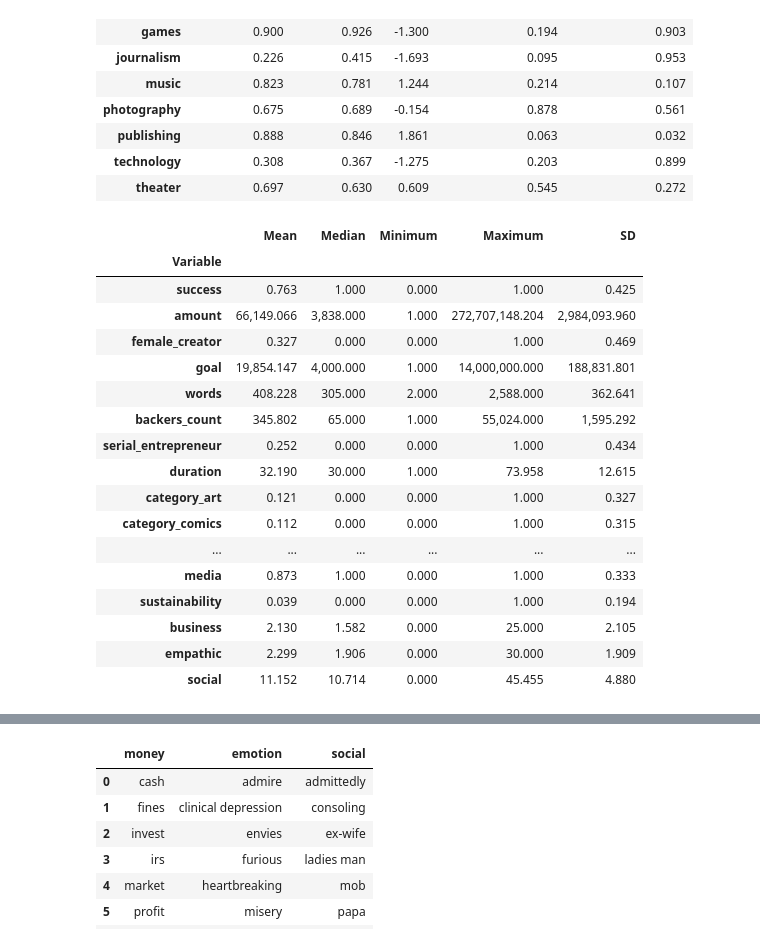
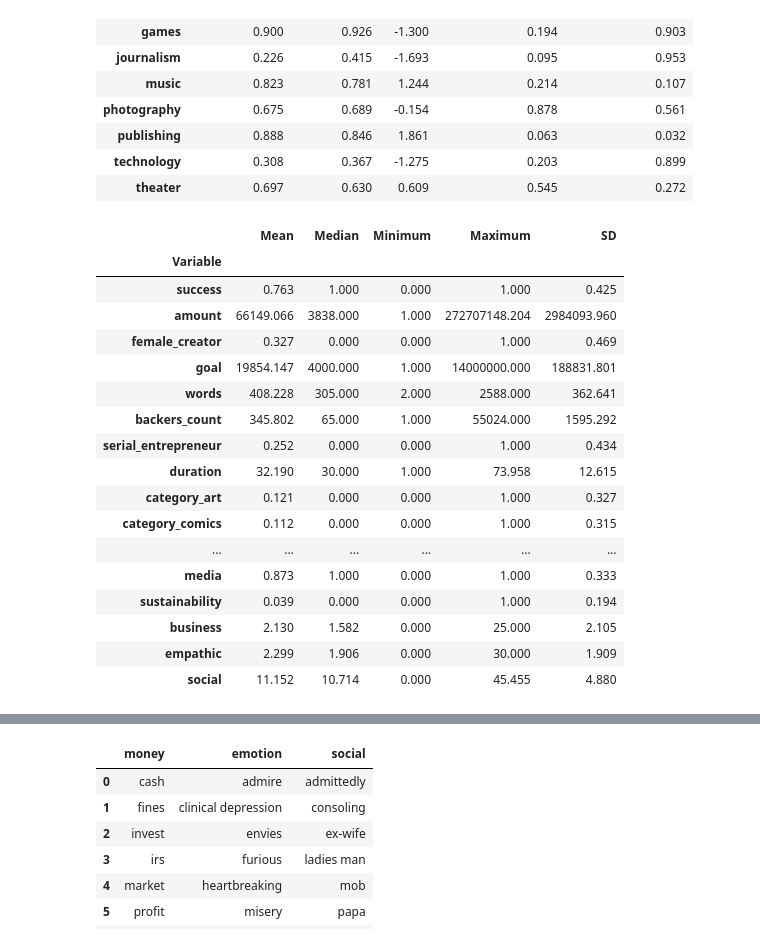
Before and after one commit to MaxPersoon/KickstarterScraper, a Jupyter notebook: dataProcessing.ipynb, the cells around one changed output, grey strips where cells are left out. Cells and saved outputs as stored; diff of their text form; code cells hidden in the pictures.

```diff
--- a/dataProcessing.ipynb
+++ b/dataProcessing.ipynb
@@ -9,7 +9,6 @@ from pandas.core.dtypes.common import is_numeric_dtype
 data = pd.read_csv("data.csv")
 data = data.set_index('projectID')
 data = data.drop(columns=['drives'])
-pd.set_option('display.float_format',  '{:,.3f}'.format)
 data
 # %% [output]
 |  | success | amount | female_creator | goal | words | backers_count | serial_entrepreneur | duration | ... |
@@ -91,3 +71,5 @@ def reformatTable(table, fileName):
+# %%
+decimals = 3
 # %%
 # Table 1
 mData = data[data['female_creator'] == 0]
@@ -186,36 +168,36 @@ table1
 # %%
 # Table 3
 numVars = []
 means = []
 medians = []
 minima = []
 maxima = []
 SDs = []
 
 for variable in data.columns.tolist():
     varData = data[variable]
     if is_numeric_dtype(varData):
         numVars.append(variable)
-        means.append(np.mean(varData))
-        medians.append(np.median(varData))
-        minima.append(np.min(varData))
-        maxima.append(np.max(varData))
-        SDs.append(np.std(varData))
+        means.append(('{:.%if}' % decimals).format(np.mean(varData)))
+        medians.append(('{:.%if}' % decimals).format(np.median(varData)))
+        minima.append(('{:.%if}' % decimals).format(np.min(varData)))
+        maxima.append(('{:.%if}' % decimals).format(np.max(varData)))
+        SDs.append(('{:.%if}' % decimals).format(np.std(varData)))
 
 table3 = {"Variable": numVars, "Mean": means, "Median": medians, "Minimum": minima, "Maximum": maxima, "SD": SDs}
 table3 = pd.DataFrame.from_dict(table3)
 table3 = table3.set_index("Variable")
 table3.to_csv('Tables/descriptive statistics.csv')
 table3
 # %% [output]
 |  | Mean | Median | Minimum | Maximum | SD |
 | Variable |  |  |  |  |  |
 | success | 0.763 | 1.000 | 0.000 | 1.000 | 0.425 |
-| amount | 66,149.066 | 3,838.000 | 1.000 | 272,707,148.204 | 2,984,093.960 |
+| amount | 66149.066 | 3838.000 | 1.000 | 272707148.204 | 2984093.960 |
 | female_creator | 0.327 | 0.000 | 0.000 | 1.000 | 0.469 |
-| goal | 19,854.147 | 4,000.000 | 1.000 | 14,000,000.000 | 188,831.801 |
-| words | 408.228 | 305.000 | 2.000 | 2,588.000 | 362.641 |
-| backers_count | 345.802 | 65.000 | 1.000 | 55,024.000 | 1,595.292 |
+| goal | 19854.147 | 4000.000 | 1.000 | 14000000.000 | 188831.801 |
+| words | 408.228 | 305.000 | 2.000 | 2588.000 | 362.641 |
+| backers_count | 345.802 | 65.000 | 1.000 | 55024.000 | 1595.292 |
 | serial_entrepreneur | 0.252 | 0.000 | 0.000 | 1.000 | 0.434 |
 | duration | 32.190 | 30.000 | 1.000 | 73.958 | 12.615 |
 | category_art | 0.121 | 0.000 | 0.000 | 1.000 | 0.327 |
```
Also changed, not shown: parts of 17 cells of this notebook, 8 other files.
